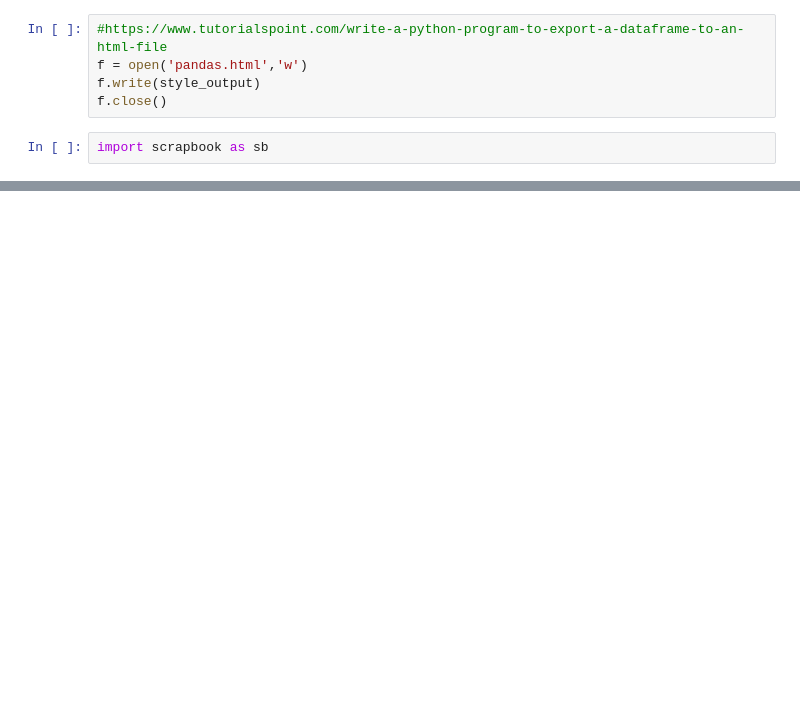
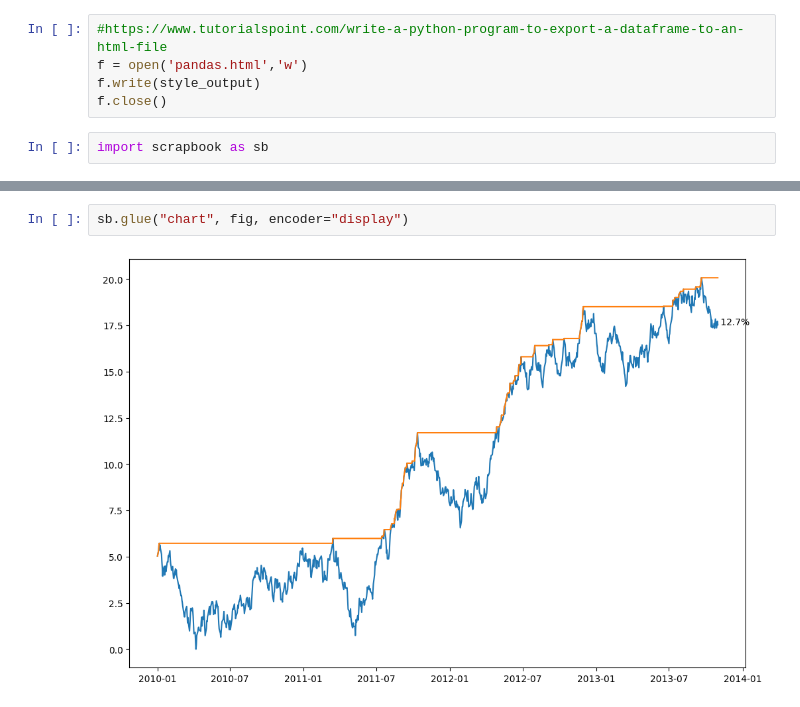
Before and after one commit to ray-oh/Optimus, a Jupyter notebook: scripts/sample_notebook/DClickReport.ipynb, the cells around one changed output, grey strips where cells are left out. Drawn from its saved outputs; the diff is of its cells as text; blank space fills up the shorter version.

```diff
--- a/scripts/sample_notebook/DClickReport.ipynb
+++ b/scripts/sample_notebook/DClickReport.ipynb
@@ -279,0 +323,4 @@ ModuleNotFoundError: No module named 'matplotlib'
+# %%
+sb.glue("chart", fig, encoder="display")
+# %% [output]
+[figure, added]
```
Also changed, not shown: parts of 25 cells of this notebook, 2 other files.
